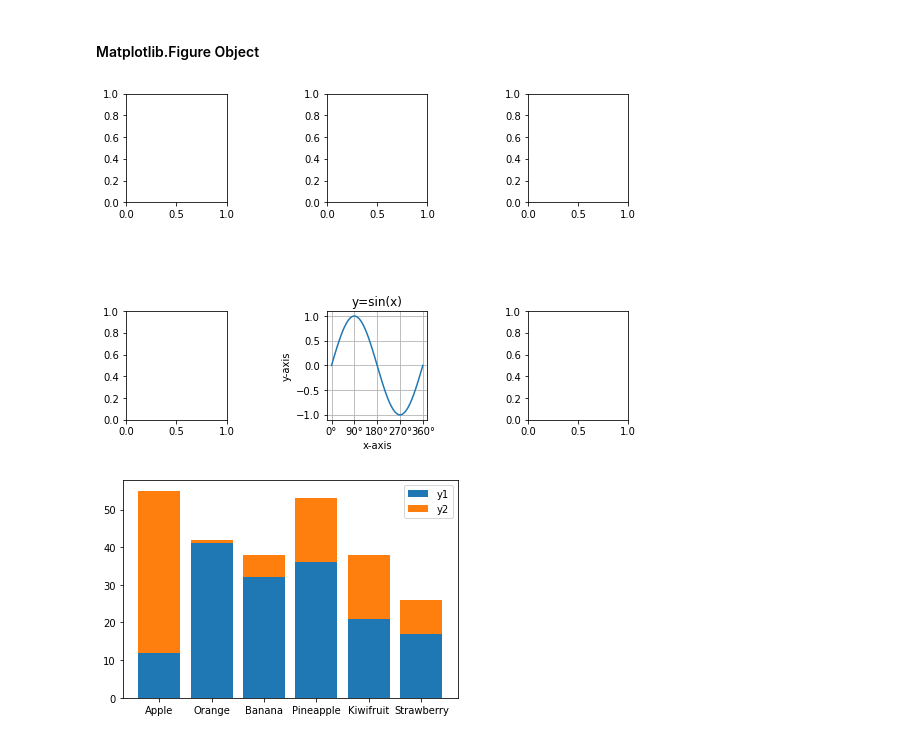
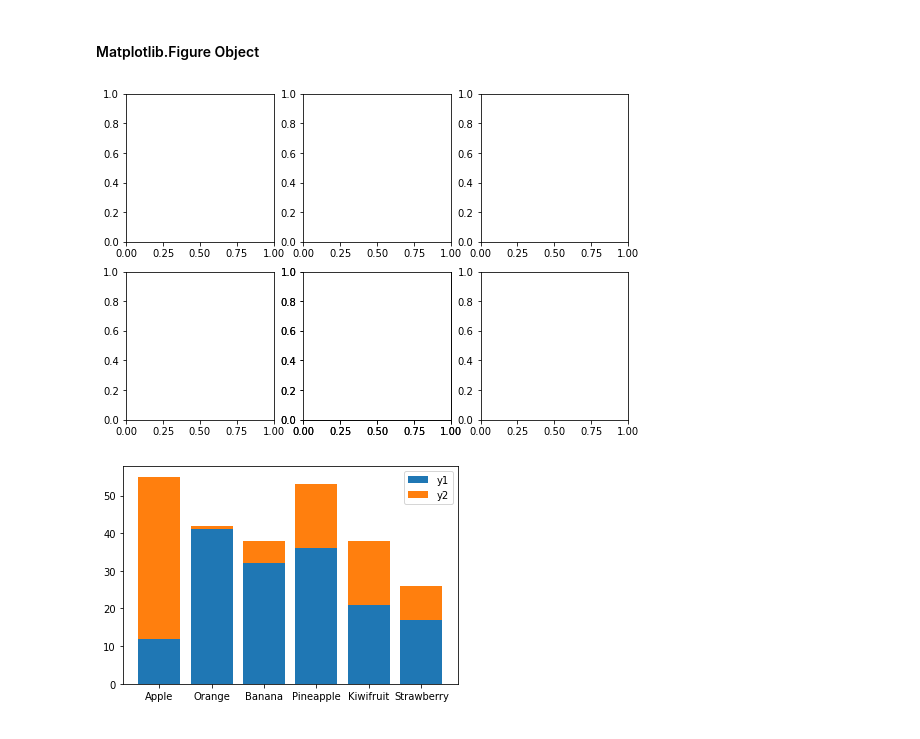
Before and after one commit to kackey0-1/python-math, a Jupyter notebook: src/statistics/03_Matplotlib.ipynb, the cells around one changed output. Saved outputs shown, nothing was run; the diff lists cells and outputs as text; code cells hidden in the pictures.

```diff
--- a/src/statistics/03_Matplotlib.ipynb
+++ b/src/statistics/03_Matplotlib.ipynb
@@ -192,40 +192,40 @@ y: [-0.97727788  0.95008842 -0.15135721 -0.10321885  0.4105985 ]
 # %%
 ## 折れ線グラフ
 # matplotlib.pyplotをpltとしてimport
 import matplotlib.pyplot as plt
 import numpy as np
 
 x = np.linspace(0, 2*np.pi)
 y = np.sin(x)
 positions = [0, np.pi/2, np.pi, np.pi*3/2, np.pi*2]
 labels = ["0°", "90°", "180°", "270°", "360°"]
 # Figureオブジェクトを作成
 fig = plt.figure(figsize=(9, 6))
 # 2×3のfigureの上から2行目、左から2列目にaxesオブジェクトを追加
 ax = fig.add_subplot(2, 3, 5)
 # figure内のaxes間を、縦横ともに1の割合で間隔を空ける
-plt.subplots_adjust(wspace=1.0, hspace=1.0)
-# サブプロットaxのグラフにグリッドを表示する
-ax.grid(True)
-# サブプロットaxのグラフのタイトルを設定する
-ax.set_title("y=sin(x)")
-# サブプロットaxのグラフのx軸、y軸にラベルを設定する
-ax.set_xlabel("x-axis")
-ax.set_ylabel("y-axis")
-# サブプロットaxのグラフのx軸に目盛りを設定してください
-ax.set_xticks(positions)
-# サブプロットaxのグラフのx軸に目盛りのラベルを設定してください
-ax.set_xticklabels(labels)
-# データx, yをグラフにプロットする
-ax.plot(x, y)
+# plt.subplots_adjust(wspace=1.0, hspace=1.0)
+# # サブプロットaxのグラフにグリッドを表示する
+# ax.grid(True)
+# # サブプロットaxのグラフのタイトルを設定する
+# ax.set_title("y=sin(x)")
+# # サブプロットaxのグラフのx軸、y軸にラベルを設定する
+# ax.set_xlabel("x-axis")
+# ax.set_ylabel("y-axis")
+# # サブプロットaxのグラフのx軸に目盛りを設定してください
+# ax.set_xticks(positions)
+# # サブプロットaxのグラフのx軸に目盛りのラベルを設定してください
+# ax.set_xticklabels(labels)
+# # データx, yをグラフにプロットする
+# ax.plot(x, y)
 # 空白部分をサブプロットで埋める
 for i in range(6):
-    if i == 4:
-        continue
+    # if i == 4:
+    #     continue
     fig.add_subplot(2, 3, i+1)
 plt.show()
 # %% [output]
-[figure, old version]
+[figure, new version]
 # %%
 ## 棒グラフ
 import numpy as np
```
Also changed, not shown: 2 other files.
